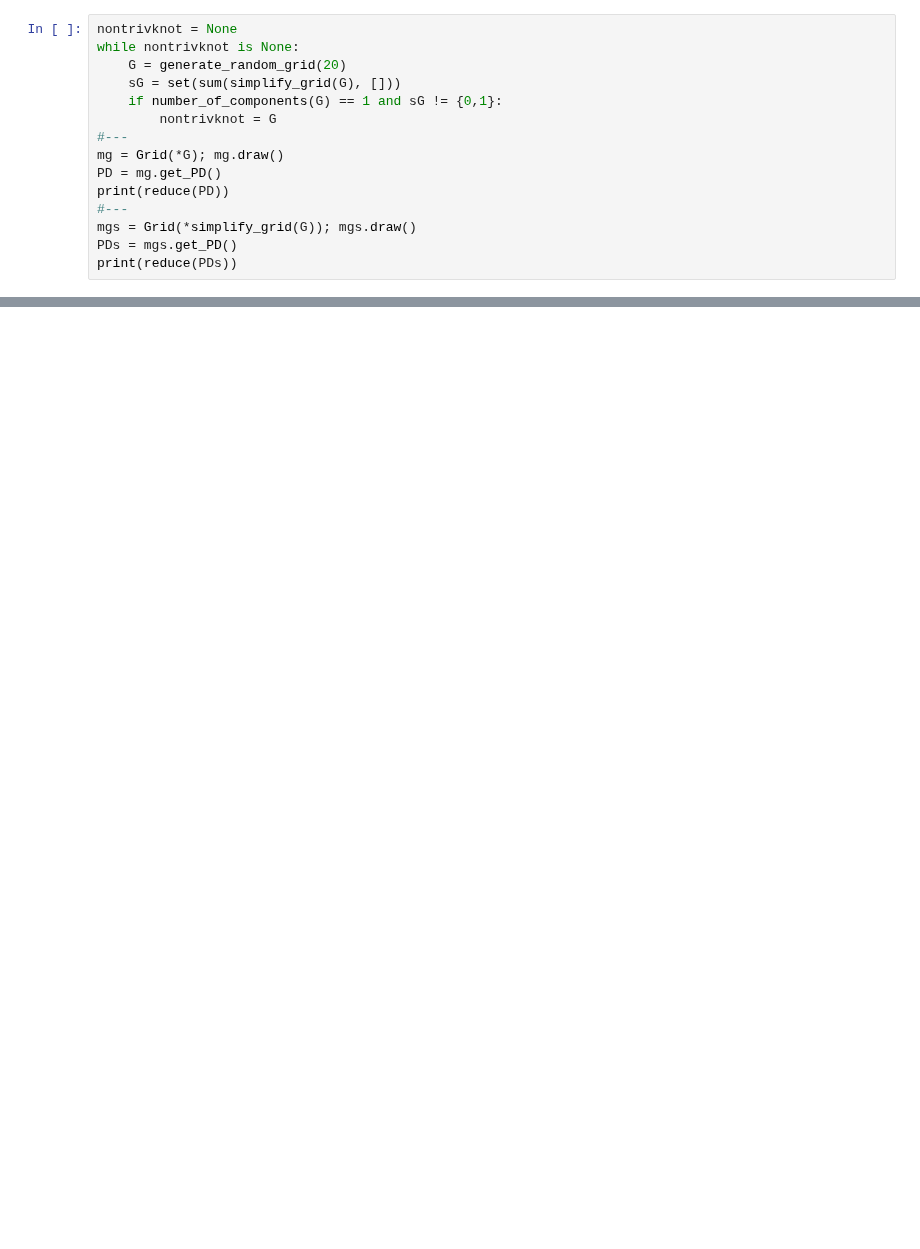
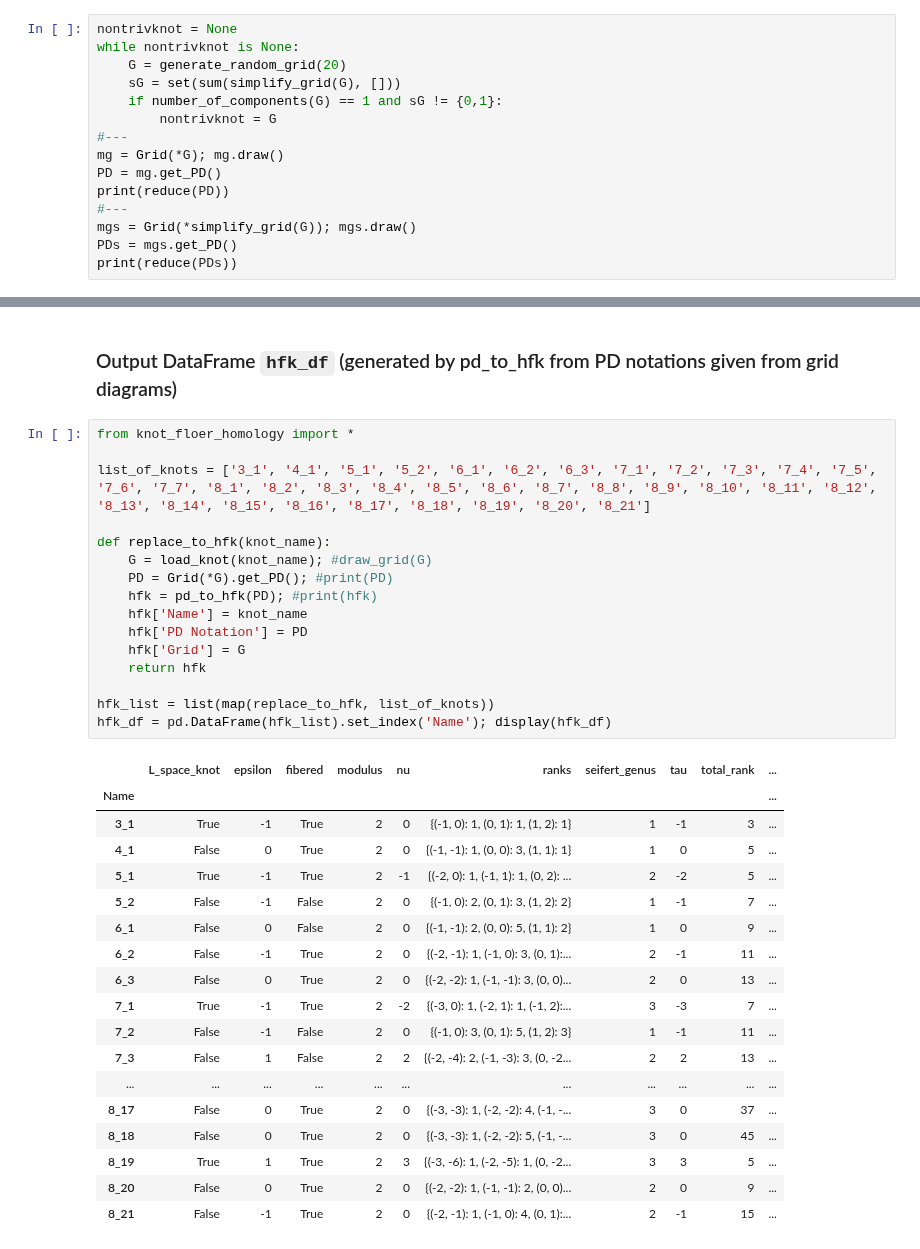
Before and after one commit to yamryo/notebooks, a Jupyter notebook: Research/knot_Floer_homology/Grid_to_PD.ipynb, the cells around one changed output, grey strips where cells are left out. Saved outputs shown, nothing was run; the diff lists cells and outputs as text; blank space fills up the shorter version.

```diff
--- a/Research/knot_Floer_homology/Grid_to_PD.ipynb
+++ b/Research/knot_Floer_homology/Grid_to_PD.ipynb
@@ -30,0 +64,37 @@ print(reduce(PDs))
+# %% [markdown]
+### Output DataFrame `hfk_df` (generated by pd_to_hfk from PD notations given from grid diagrams)
+# %%
+from knot_floer_homology import *
+
+list_of_knots = ['3_1', '4_1', '5_1', '5_2', '6_1', '6_2', '6_3', '7_1', '7_2', '7_3', '7_4', '7_5', '7_6', '7_7', '8_1', '8_2', '8_3', '8_4', '8_5', '8_6', '8_7', '8_8', '8_9', '8_10', '8_11', '8_12', '8_13', '8_14', '8_15', '8_16', '8_17', '8_18', '8_19', '8_20', '8_21']
+
+def replace_to_hfk(knot_name):
+    G = load_knot(knot_name); #draw_grid(G)
+    PD = Grid(*G).get_PD(); #print(PD)
+    hfk = pd_to_hfk(PD); #print(hfk)
+    hfk['Name'] = knot_name
+    hfk['PD Notation'] = PD
+    hfk['Grid'] = G
+    return hfk
+
+hfk_list = list(map(replace_to_hfk, list_of_knots))
+hfk_df = pd.DataFrame(hfk_list).set_index('Name'); display(hfk_df)
+# %% [output]
+|  | L_space_knot | epsilon | fibered | modulus | nu | ranks | seifert_genus | tau | total_rank | ... |
+| Name |  |  |  |  |  |  |  |  |  | ... |
+| 3_1 | True | -1 | True | 2 | 0 | {(-1, 0): 1, (0, 1): 1, (1, 2): 1} | 1 | -1 | 3 | ... |
+| 4_1 | False | 0 | True | 2 | 0 | {(-1, -1): 1, (0, 0): 3, (1, 1): 1} | 1 | 0 | 5 | ... |
+| 5_1 | True | -1 | True | 2 | -1 | {(-2, 0): 1, (-1, 1): 1, (0, 2): ... | 2 | -2 | 5 | ... |
+| 5_2 | False | -1 | False | 2 | 0 | {(-1, 0): 2, (0, 1): 3, (1, 2): 2} | 1 | -1 | 7 | ... |
+| 6_1 | False | 0 | False | 2 | 0 | {(-1, -1): 2, (0, 0): 5, (1, 1): 2} | 1 | 0 | 9 | ... |
+| 6_2 | False | -1 | True | 2 | 0 | {(-2, -1): 1, (-1, 0): 3, (0, 1):... | 2 | -1 | 11 | ... |
+| 6_3 | False | 0 | True | 2 | 0 | {(-2, -2): 1, (-1, -1): 3, (0, 0)... | 2 | 0 | 13 | ... |
+| 7_1 | True | -1 | True | 2 | -2 | {(-3, 0): 1, (-2, 1): 1, (-1, 2):... | 3 | -3 | 7 | ... |
+| 7_2 | False | -1 | False | 2 | 0 | {(-1, 0): 3, (0, 1): 5, (1, 2): 3} | 1 | -1 | 11 | ... |
+| 7_3 | False | 1 | False | 2 | 2 | {(-2, -4): 2, (-1, -3): 3, (0, -2... | 2 | 2 | 13 | ... |
+| ... | ... | ... | ... | ... | ... | ... | ... | ... | ... | ... |
+| 8_17 | False | 0 | True | 2 | 0 | {(-3, -3): 1, (-2, -2): 4, (-1, -... | 3 | 0 | 37 | ... |
+| 8_18 | False | 0 | True | 2 | 0 | {(-3, -3): 1, (-2, -2): 5, (-1, -... | 3 | 0 | 45 | ... |
+| 8_19 | True | 1 | True | 2 | 3 | {(-3, -6): 1, (-2, -5): 1, (0, -2... | 3 | 3 | 5 | ... |
+| 8_20 | False | 0 | True | 2 | 0 | {(-2, -2): 1, (-1, -1): 2, (0, 0)... | 2 | 0 | 9 | ... |
+| 8_21 | False | -1 | True | 2 | 0 | {(-2, -1): 1, (-1, 0): 4, (0, 1):... | 2 | -1 | 15 | ... |
```
Also changed, not shown: parts of 11 cells of this notebook, 8 other files.
